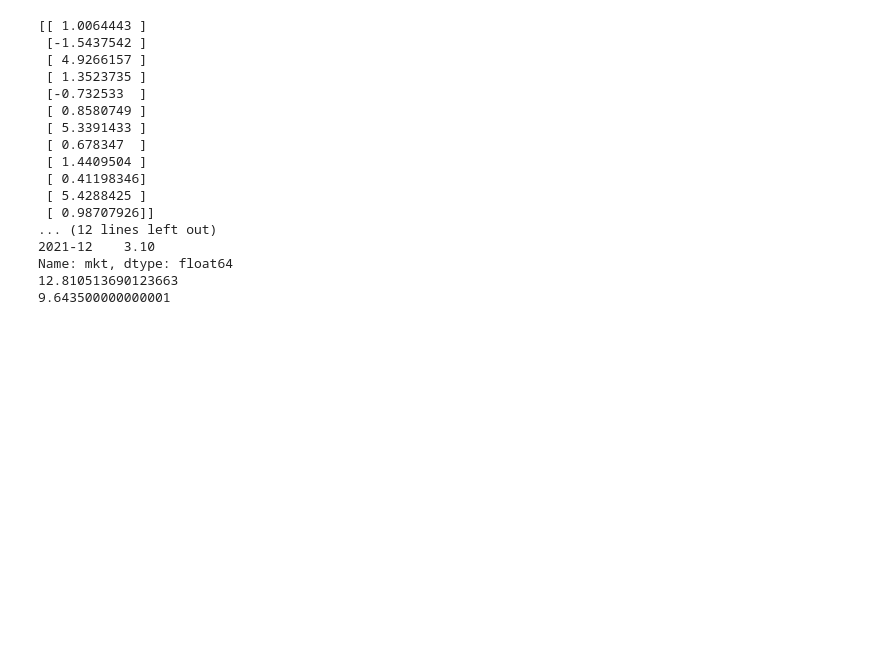
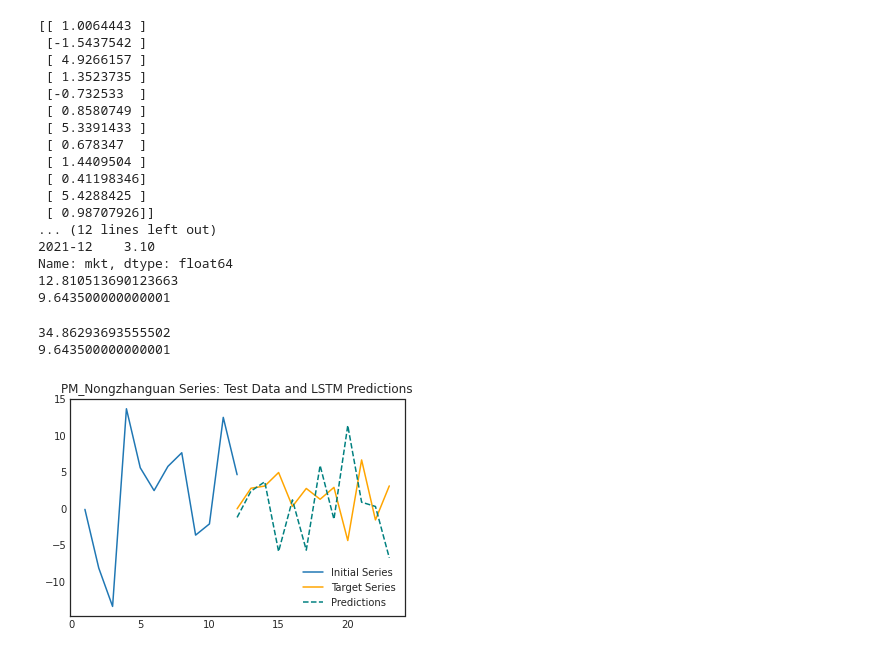
Before and after one commit to MykolaPinchuk/Coursera_IBM_ML1, a Jupyter notebook: ibm-ml1-6-final.ipynb, the cells around one changed output. Drawn from its saved outputs; the diff is of its cells as text; code cells hidden in the pictures; blank space fills up the shorter version.

```diff
--- a/ibm-ml1-6-final.ipynb
+++ b/ibm-ml1-6-final.ipynb
@@ -380,15 +380,19 @@ def fit_LSTM(train_X, train_y, cell_units, epochs):
 
     return model
 # %%
-model_lstm = fit_LSTM(train_X, train_y, cell_units=30, epochs=1000)
+model_lstm = fit_LSTM(train_X, train_y, cell_units=30, epochs=1500)
 
 predict_and_plot(test_X_init, test_y, model_lstm,
                  'PM_Nongzhanguan Series: Test Data and LSTM Predictions')
 
 predictions_lstm = predict(test_X_init, 12, model_lstm)
 #print(predictions_rnn)
 #print(test_y)
 print(np.mean((np.array(test_y)-predictions_lstm)**2))
 print(np.mean((np.array(test_y)-0.5)**2))
+# %% [output]
+34.86293693555502
+9.643500000000001
+[figure, added]
 # %%
 # forecasting using transformer?
```
Also changed, not shown: parts of 1 cell of this notebook.
